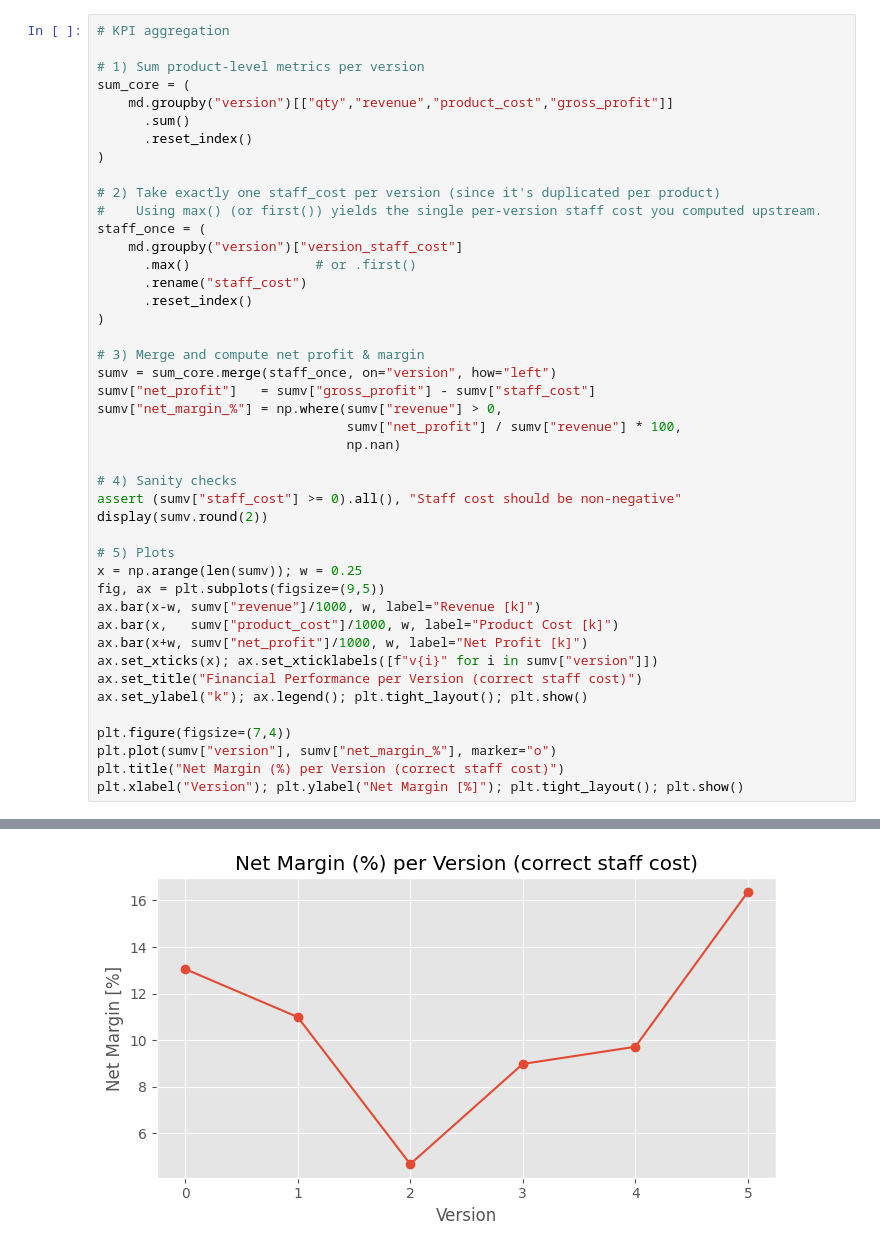
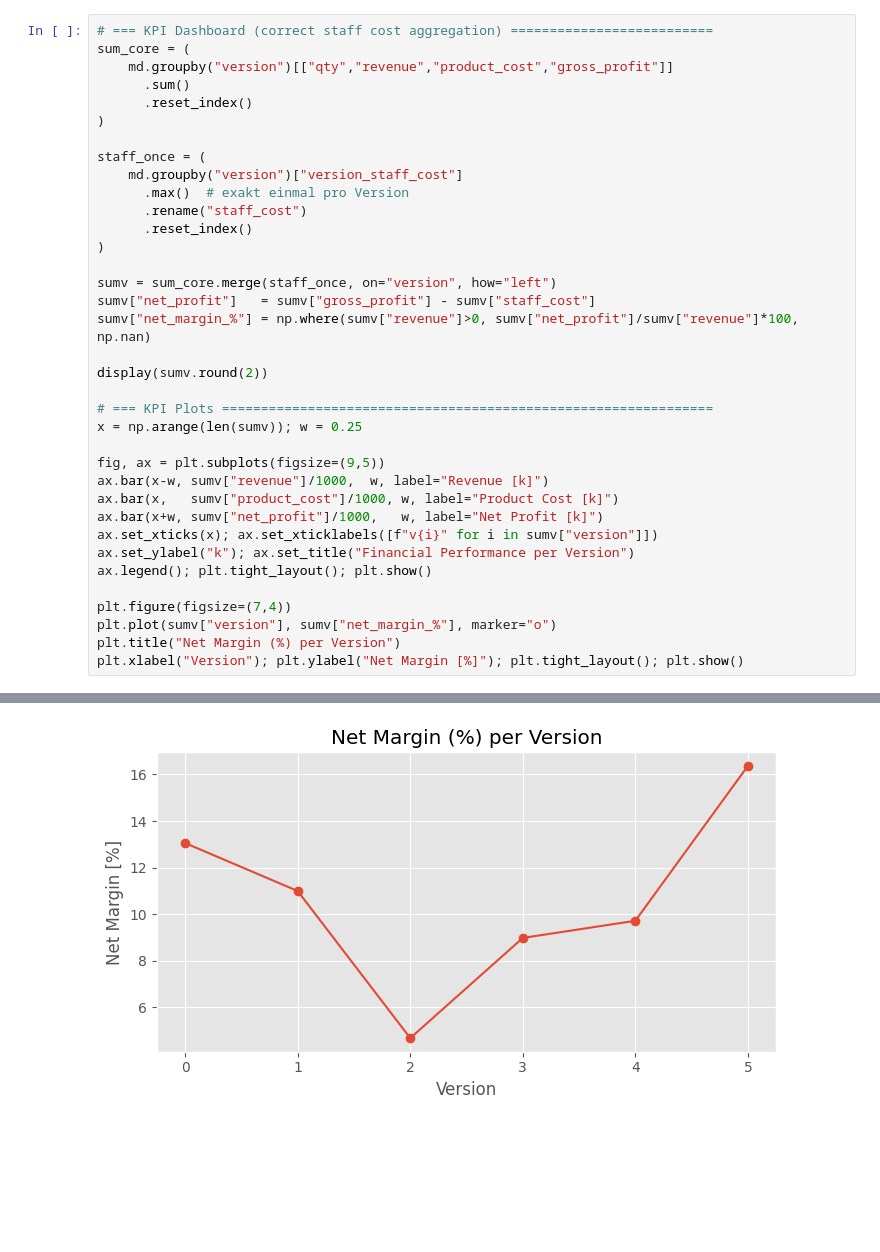
Before and after one commit to MaxEcks/IKT110_eckstein, a Jupyter notebook: portfolio/consulting/analysis.ipynb, the cells around one changed output, grey strips where cells are left out. Drawn from its saved outputs; the diff is of its cells as text; blank space fills up the shorter version.

```diff
--- a/portfolio/consulting/analysis.ipynb
+++ b/portfolio/consulting/analysis.ipynb
@@ -20,46 +126,38 @@ Versions: [np.int64(0), np.int64(1), np.int64(2), np.int64(3), np.int64(4), np.i
 # %%
-# KPI aggregation
-
-# 1) Sum product-level metrics per version
+# === KPI Dashboard (correct staff cost aggregation) ==========================
 sum_core = (
     md.groupby("version")[["qty","revenue","product_cost","gross_profit"]]
       .sum()
       .reset_index()
 )
 
-# 2) Take exactly one staff_cost per version (since it's duplicated per product)
-#    Using max() (or first()) yields the single per-version staff cost you computed upstream.
 staff_once = (
     md.groupby("version")["version_staff_cost"]
-      .max()                # or .first()
+      .max()  # exakt einmal pro Version
       .rename("staff_cost")
       .reset_index()
 )
 
-# 3) Merge and compute net profit & margin
 sumv = sum_core.merge(staff_once, on="version", how="left")
 sumv["net_profit"]   = sumv["gross_profit"] - sumv["staff_cost"]
-sumv["net_margin_%"] = np.where(sumv["revenue"] > 0,
-                                sumv["net_profit"] / sumv["revenue"] * 100,
-                                np.nan)
+sumv["net_margin_%"] = np.where(sumv["revenue"]>0, sumv["net_profit"]/sumv["revenue"]*100, np.nan)
 
-# 4) Sanity checks
-assert (sumv["staff_cost"] >= 0).all(), "Staff cost should be non-negative"
 display(sumv.round(2))
 
-# 5) Plots
+# === KPI Plots ===============================================================
 x = np.arange(len(sumv)); w = 0.25
+
 fig, ax = plt.subplots(figsize=(9,5))
-ax.bar(x-w, sumv["revenue"]/1000, w, label="Revenue [k]")
+ax.bar(x-w, sumv["revenue"]/1000,  w, label="Revenue [k]")
 ax.bar(x,   sumv["product_cost"]/1000, w, label="Product Cost [k]")
-ax.bar(x+w, sumv["net_profit"]/1000, w, label="Net Profit [k]")
+ax.bar(x+w, sumv["net_profit"]/1000,   w, label="Net Profit [k]")
 ax.set_xticks(x); ax.set_xticklabels([f"v{i}" for i in sumv["version"]])
-ax.set_title("Financial Performance per Version (correct staff cost)")
-ax.set_ylabel("k"); ax.legend(); plt.tight_layout(); plt.show()
+ax.set_ylabel("k"); ax.set_title("Financial Performance per Version")
+ax.legend(); plt.tight_layout(); plt.show()
 
 plt.figure(figsize=(7,4))
 plt.plot(sumv["version"], sumv["net_margin_%"], marker="o")
-plt.title("Net Margin (%) per Version (correct staff cost)")
+plt.title("Net Margin (%) per Version")
 plt.xlabel("Version"); plt.ylabel("Net Margin [%]"); plt.tight_layout(); plt.show()
 # %% [output]
 |  | version | qty | revenue | product_cost | gross_profit | staff_cost | net_profit | net_margin_% |
@@ -73 +171 @@ plt.xlabel("Version"); plt.ylabel("Net Margin [%]"); plt.tight_layout(); plt.sho
-[figure, old version]
+[figure, new version]
```
Also changed, not shown: parts of 11 cells of this notebook, 3 other files.
